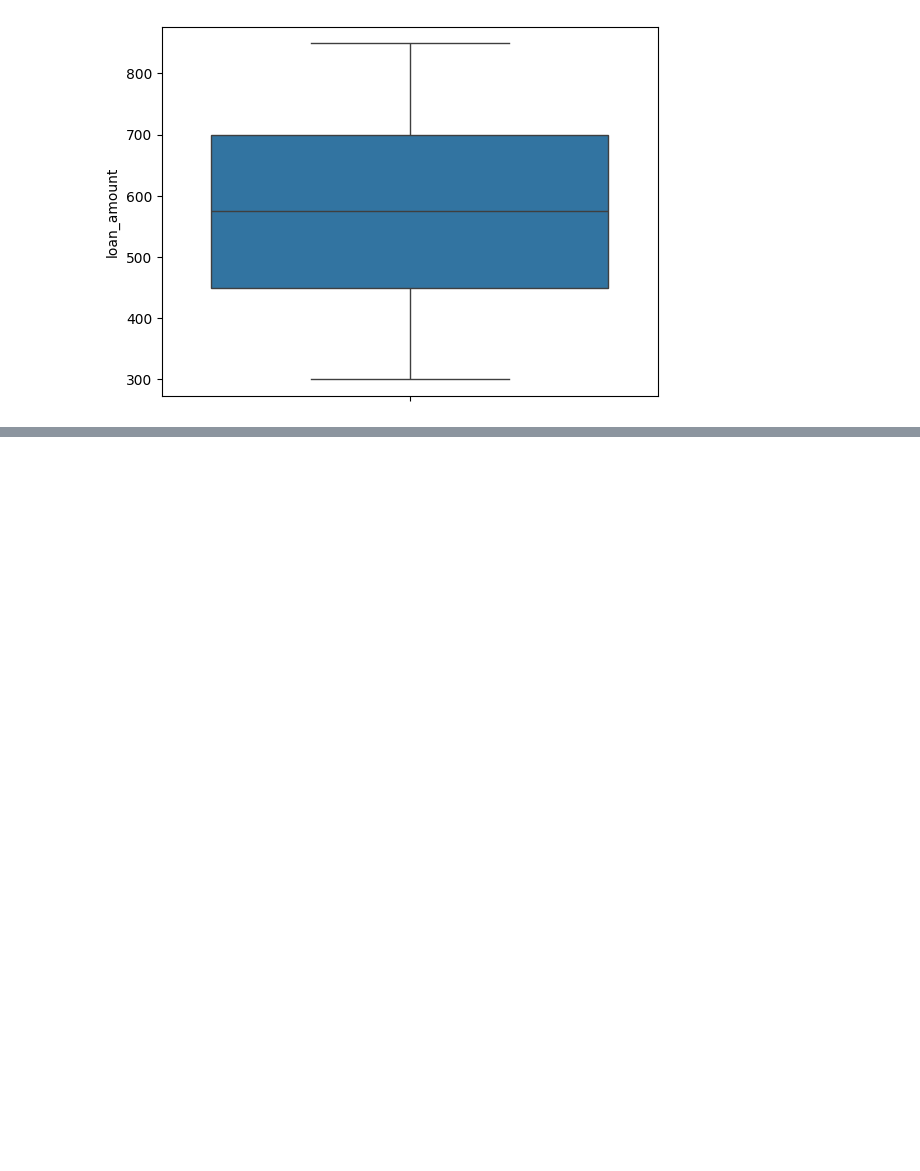
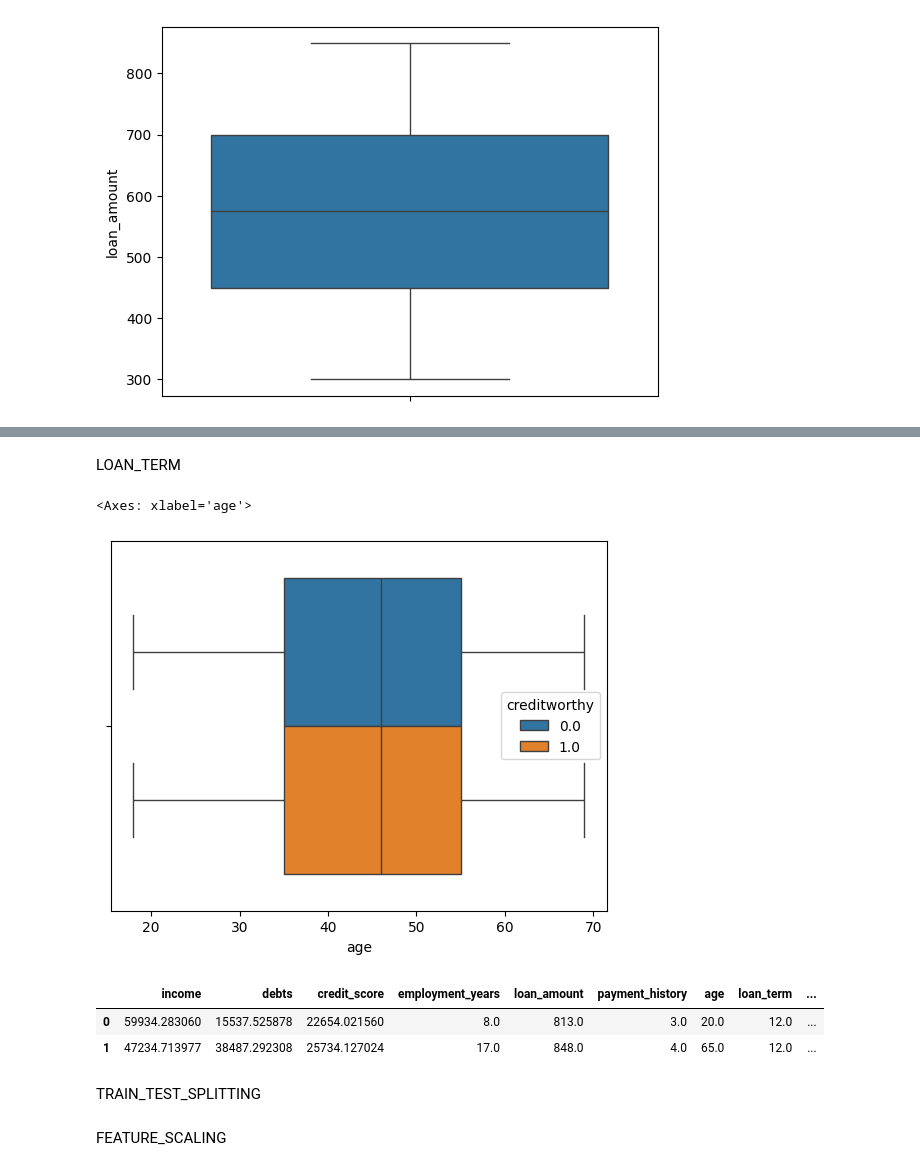
Before and after one commit to saaaaaaaaaaaaaad56/creditworthiness, a Jupyter notebook: Execution.ipynb, the cells around one changed output, grey strips where cells are left out. Saved outputs shown, nothing was run; the diff lists cells and outputs as text; code cells hidden in the pictures; blank space fills up the shorter version.

```diff
--- a/Execution.ipynb
+++ b/Execution.ipynb
@@ -452,0 +503,15 @@ sns.boxplot(df['loan_amount'])
+# %% [markdown]
+LOAN_TERM
+# %%
+sns.boxplot(data=df, x='age', hue='creditworthy')
+# %% [output]
+<Axes: xlabel='age'>
+[figure, added]
+# %%
+df.head(2)
+# %% [output]
+|  | income | debts | credit_score | employment_years | loan_amount | payment_history | age | loan_term | ... |
+| 0 | 59934.283060 | 15537.525878 | 22654.021560 | 8.0 | 813.0 | 3.0 | 20.0 | 12.0 | ... |
+| 1 | 47234.713977 | 38487.292308 | 25734.127024 | 17.0 | 848.0 | 4.0 | 65.0 | 12.0 | ... |
+# %% [markdown]
+TRAIN_TEST_SPLITTING
@@ -452,0 +526,2 @@ sns.boxplot(df['loan_amount'])
+# %% [markdown]
+FEATURE_SCALING
```
Also changed, not shown: parts of 10 cells of this notebook.
